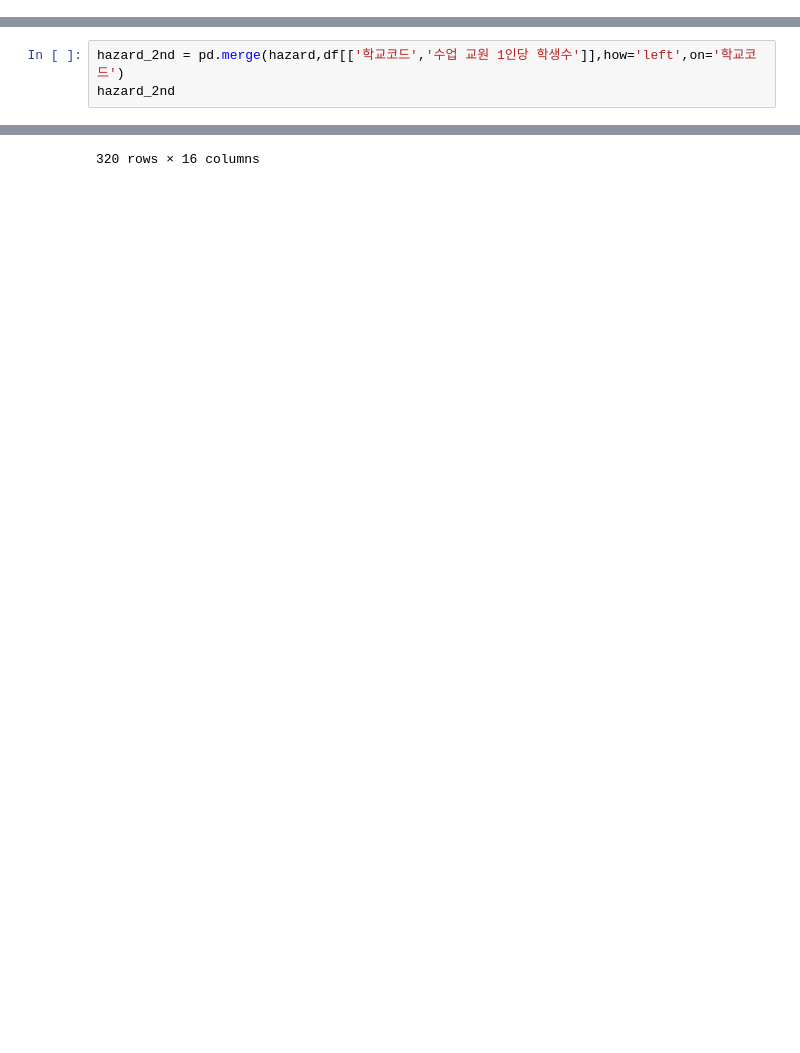
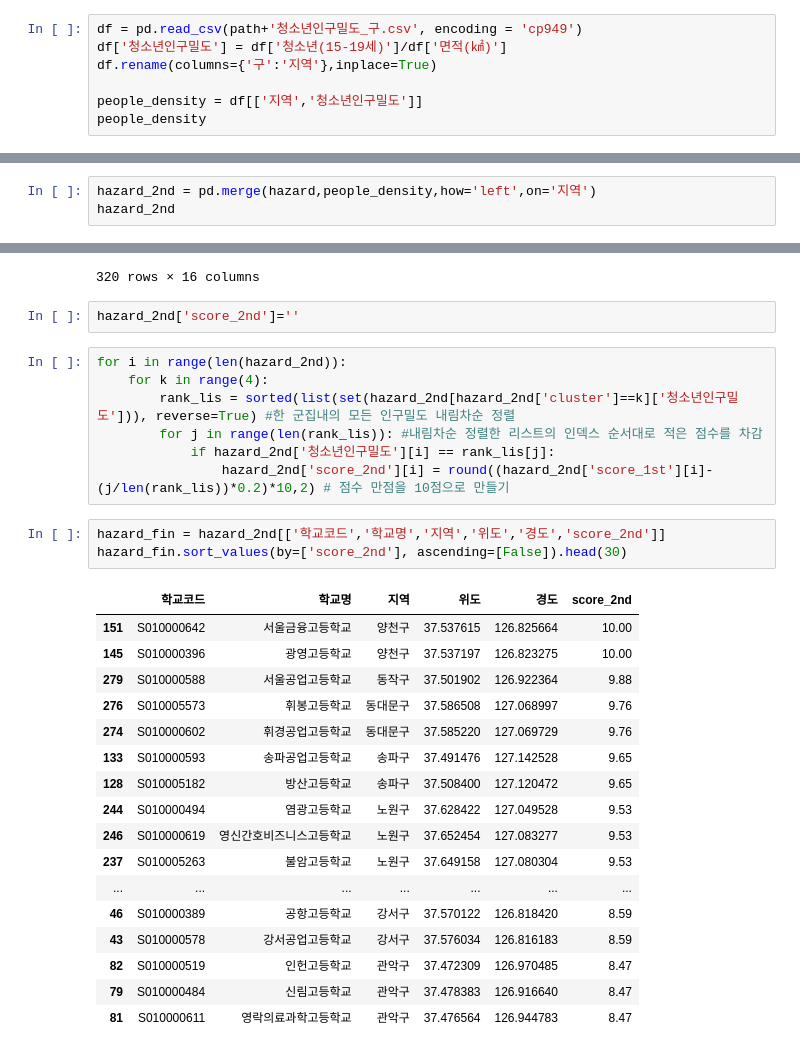
Before and after one commit to nam9296/School_CCTV_Bigdata, a Jupyter notebook: Clustering/김이연/위해지표_군집화_200m.ipynb, the cells around one changed output, grey strips where cells are left out. Saved outputs shown, nothing was run; the diff lists cells and outputs as text; blank space fills up the shorter version.

```diff
--- a/Clustering/김이연/위해지표_군집화_200m.ipynb
+++ b/Clustering/김이연/위해지표_군집화_200m.ipynb
@@ -224,0 +278,7 @@ df = df[['지역','학교코드','학교명','학급당 학생수','수업 교
+# %%
+df = pd.read_csv(path+'청소년인구밀도_구.csv', encoding = 'cp949')
+df['청소년인구밀도'] = df['청소년(15-19세)']/df['면적(㎢)']
+df.rename(columns={'구':'지역'},inplace=True)
+
+people_density = df[['지역','청소년인구밀도']]
+people_density
@@ -225,5 +303,5 @@ df = df[['지역','학교코드','학교명','학급당 학생수','수업 교
 # %%
-hazard_2nd = pd.merge(hazard,df[['학교코드','수업 교원 1인당 학생수']],how='left',on='학교코드')
+hazard_2nd = pd.merge(hazard,people_density,how='left',on='지역')
 hazard_2nd
 # %% [output]
 |  | 학교코드 | 학교명 | 지역 | 법정동코드 | 위도 | 경도 | 학교폭력유형_계 | 200미터내_청소년출입금지업소개수 | 개최횟수 | 심의건수 | ... |
@@ -239,3 +317,33 @@ hazard_2nd
 | 318 | S010000592 | 성수공업고등학교 | 성동구 | 1120011500 | 37.540540 | 127.051298 | 5.938371 | 0.094919 | 1.472143 | 1.080903 | ... |
 | 319 | S010000557 | 한양대학교사범대학부속고등학교 | 성동구 | 1120010600 | 37.561919 | 127.042326 | -0.678692 | 0.555132 | -0.513466 | -0.702030 | ... |
 320 rows × 16 columns
+# %%
+hazard_2nd['score_2nd']=''
+# %%
+for i in range(len(hazard_2nd)):
+    for k in range(4):
+        rank_lis = sorted(list(set(hazard_2nd[hazard_2nd['cluster']==k]['청소년인구밀도'])), reverse=True) #한 군집내의 모든 인구밀도 내림차순 정렬
+        for j in range(len(rank_lis)): #내림차순 정렬한 리스트의 인덱스 순서대로 적은 점수를 차감
+            if hazard_2nd['청소년인구밀도'][i] == rank_lis[j]:
+                hazard_2nd['score_2nd'][i] = round((hazard_2nd['score_1st'][i]-(j/len(rank_lis))*0.2)*10,2) # 점수 만점을 10점으로 만들기
+# %%
+hazard_fin = hazard_2nd[['학교코드','학교명','지역','위도','경도','score_2nd']]
+hazard_fin.sort_values(by=['score_2nd'], ascending=[False]).head(30)
+# %% [output]
+|  | 학교코드 | 학교명 | 지역 | 위도 | 경도 | score_2nd |
+| 151 | S010000642 | 서울금융고등학교 | 양천구 | 37.537615 | 126.825664 | 10.00 |
+| 145 | S010000396 | 광영고등학교 | 양천구 | 37.537197 | 126.823275 | 10.00 |
+| 279 | S010000588 | 서울공업고등학교 | 동작구 | 37.501902 | 126.922364 | 9.88 |
+| 276 | S010005573 | 휘봉고등학교 | 동대문구 | 37.586508 | 127.068997 | 9.76 |
+| 274 | S010000602 | 휘경공업고등학교 | 동대문구 | 37.585220 | 127.069729 | 9.76 |
+| 133 | S010000593 | 송파공업고등학교 | 송파구 | 37.491476 | 127.142528 | 9.65 |
+| 128 | S010005182 | 방산고등학교 | 송파구 | 37.508400 | 127.120472 | 9.65 |
+| 244 | S010000494 | 염광고등학교 | 노원구 | 37.628422 | 127.049528 | 9.53 |
+| 246 | S010000619 | 영신간호비즈니스고등학교 | 노원구 | 37.652454 | 127.083277 | 9.53 |
+| 237 | S010005263 | 불암고등학교 | 노원구 | 37.649158 | 127.080304 | 9.53 |
+| ... | ... | ... | ... | ... | ... | ... |
+| 46 | S010000389 | 공항고등학교 | 강서구 | 37.570122 | 126.818420 | 8.59 |
+| 43 | S010000578 | 강서공업고등학교 | 강서구 | 37.576034 | 126.816183 | 8.59 |
+| 82 | S010000519 | 인헌고등학교 | 관악구 | 37.472309 | 126.970485 | 8.47 |
+| 79 | S010000484 | 신림고등학교 | 관악구 | 37.478383 | 126.916640 | 8.47 |
+| 81 | S010000611 | 영락의료과학고등학교 | 관악구 | 37.476564 | 126.944783 | 8.47 |
```
Also changed, not shown: parts of 13 cells of this notebook.
